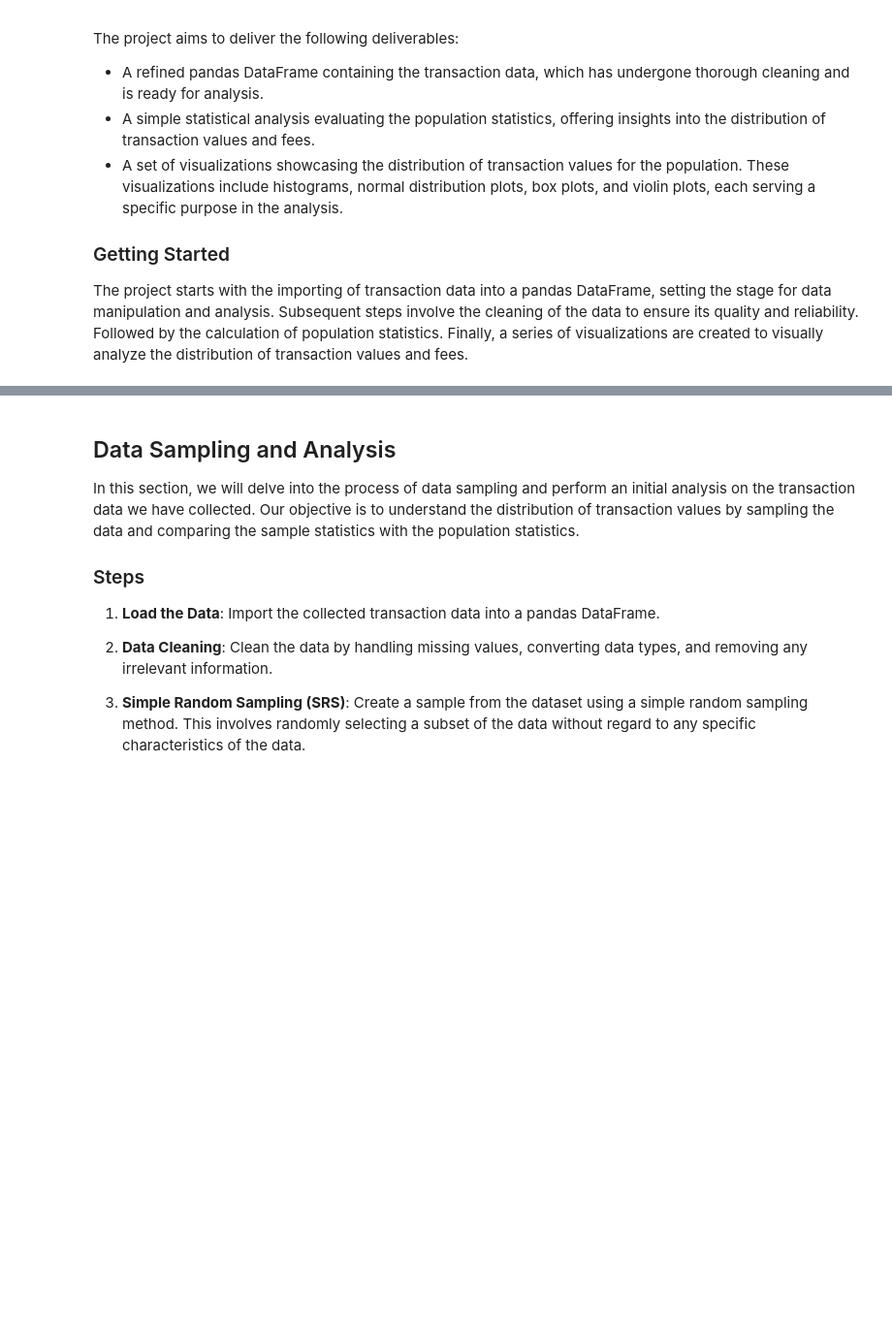
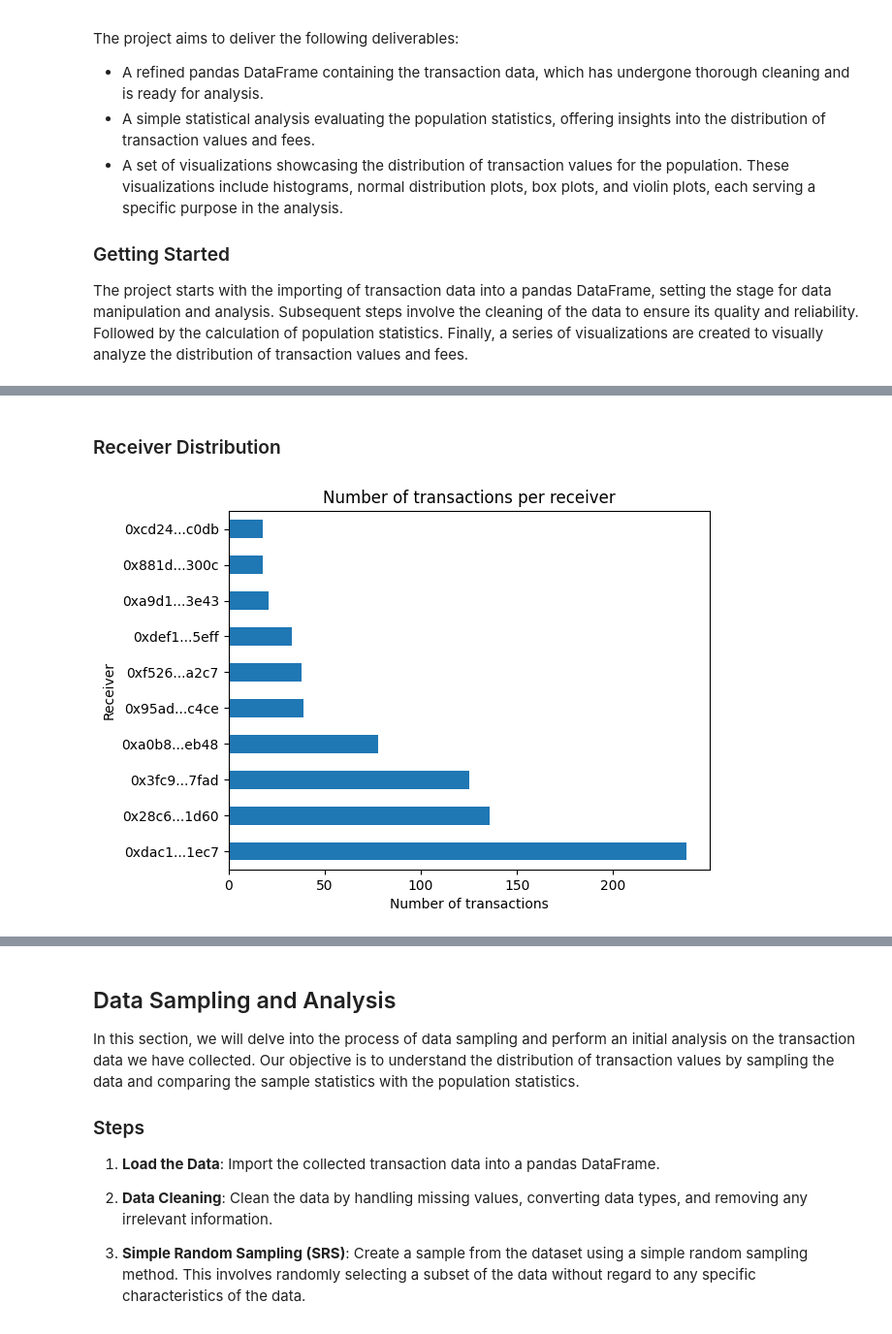
Before and after one commit to Hadi-loo/Introduction-to-Data-Science-Course, a Jupyter notebook: CA0. Web Scrapping/web scrapping.ipynb, the cells around one changed output, grey strips where cells are left out. Shown at 97% size. Cells and saved outputs as stored; diff of their text form; code cells hidden in the pictures; blank space fills up the shorter version.

```diff
--- a/CA0. Web Scrapping/web scrapping.ipynb
+++ b/CA0. Web Scrapping/web scrapping.ipynb
@@ -191,0 +398,15 @@ dataframe
+# %% [markdown]
+### Receiver Distribution
+# %%
+# show the number of transactions for every receiver in a bar chart
+# only show the top 10 receivers
+# make the bar chart horizontal
+top_receivers = dataframe['To'].value_counts().head(10)
+top_receivers.index = top_receivers.index.str[:6] + '...' + top_receivers.index.str[-4:]
+top_receivers.plot(kind='barh')
+plt.title('Number of transactions per receiver')
+plt.xlabel('Number of transactions')
+plt.ylabel('Receiver')
+plt.show()
+# %% [output]
+[figure, added]
```
Also changed, not shown: parts of 29 cells of this notebook.
